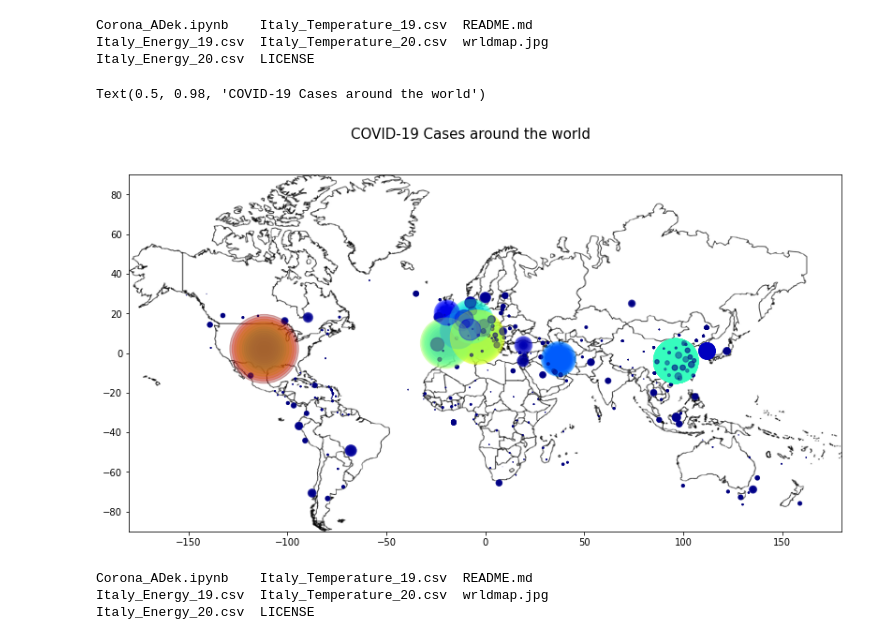
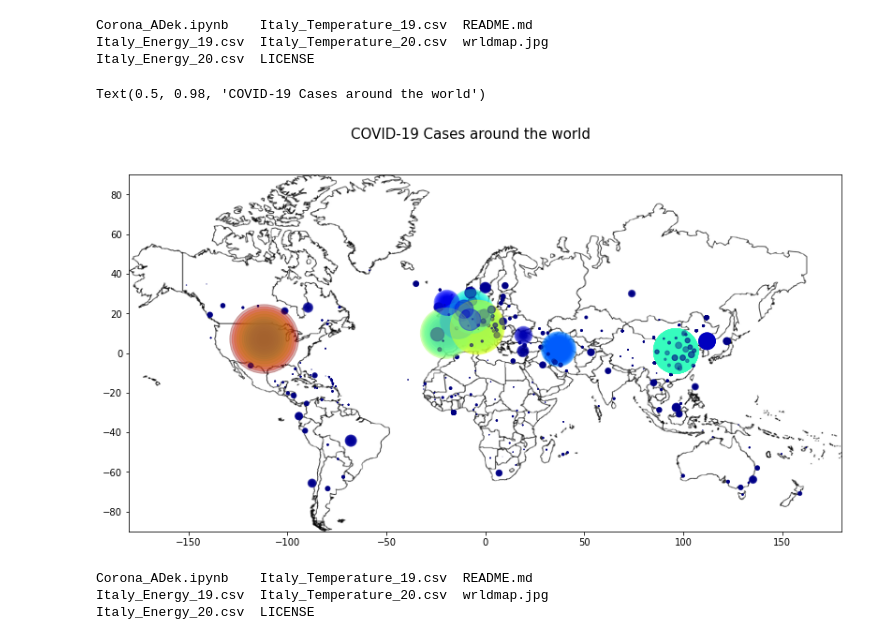
Before and after one commit to JakubTomaszewski/COVID-19, a Jupyter notebook: Corona_ADek.ipynb, the cells around one changed output. Saved outputs shown, nothing was run; the diff lists cells and outputs as text; code cells hidden in the pictures.

```diff
--- a/Corona_ADek.ipynb
+++ b/Corona_ADek.ipynb
@@ -78,12 +78,12 @@ Italy_Energy_20.csv  LICENSE
 # %%
 img = plt.imread('wrldmap.jpg')
 fig, ax = plt.subplots(figsize=(17,7))
 ax.imshow(img, extent=[-180, 180, -90, 90])
-ax.scatter(x=df['Long']-16, y=df['Lat']-35, alpha=0.3, s=df['Cases']/30, c=df['Cases'], cmap=plt.get_cmap('jet'))
+ax.scatter(x=df['Long']-16, y=df['Lat']-30, alpha=0.3, s=df['Cases']/30, c=df['Cases'], cmap=plt.get_cmap('jet'))
 fig.suptitle('COVID-19 Cases around the world', fontsize=15)
 # %% [output]
 Text(0.5, 0.98, 'COVID-19 Cases around the world')
-[figure, old version]
+[figure, new version]
 # %%
 ls
 # %% [output]
```
Also changed, not shown: parts of 1 cell of this notebook.
